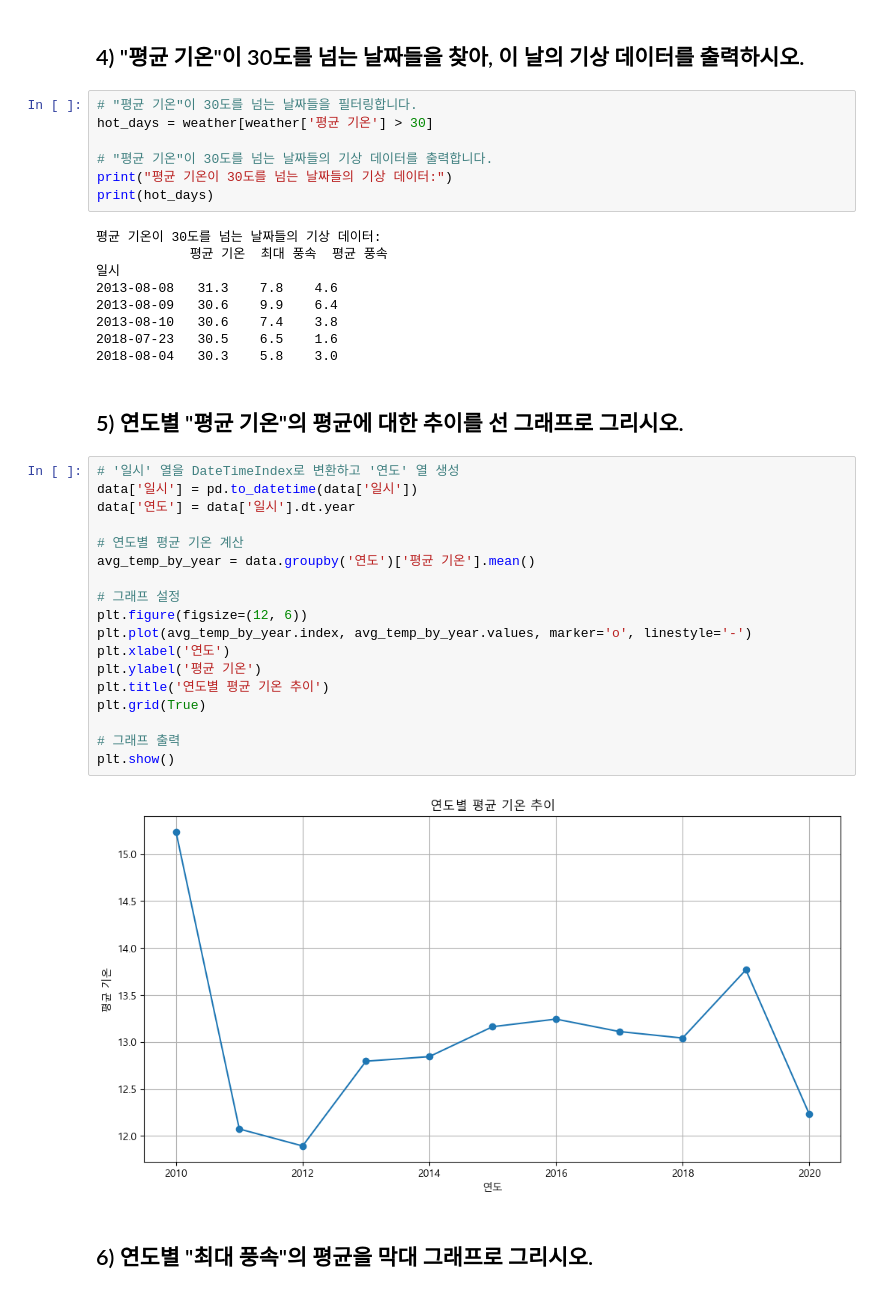
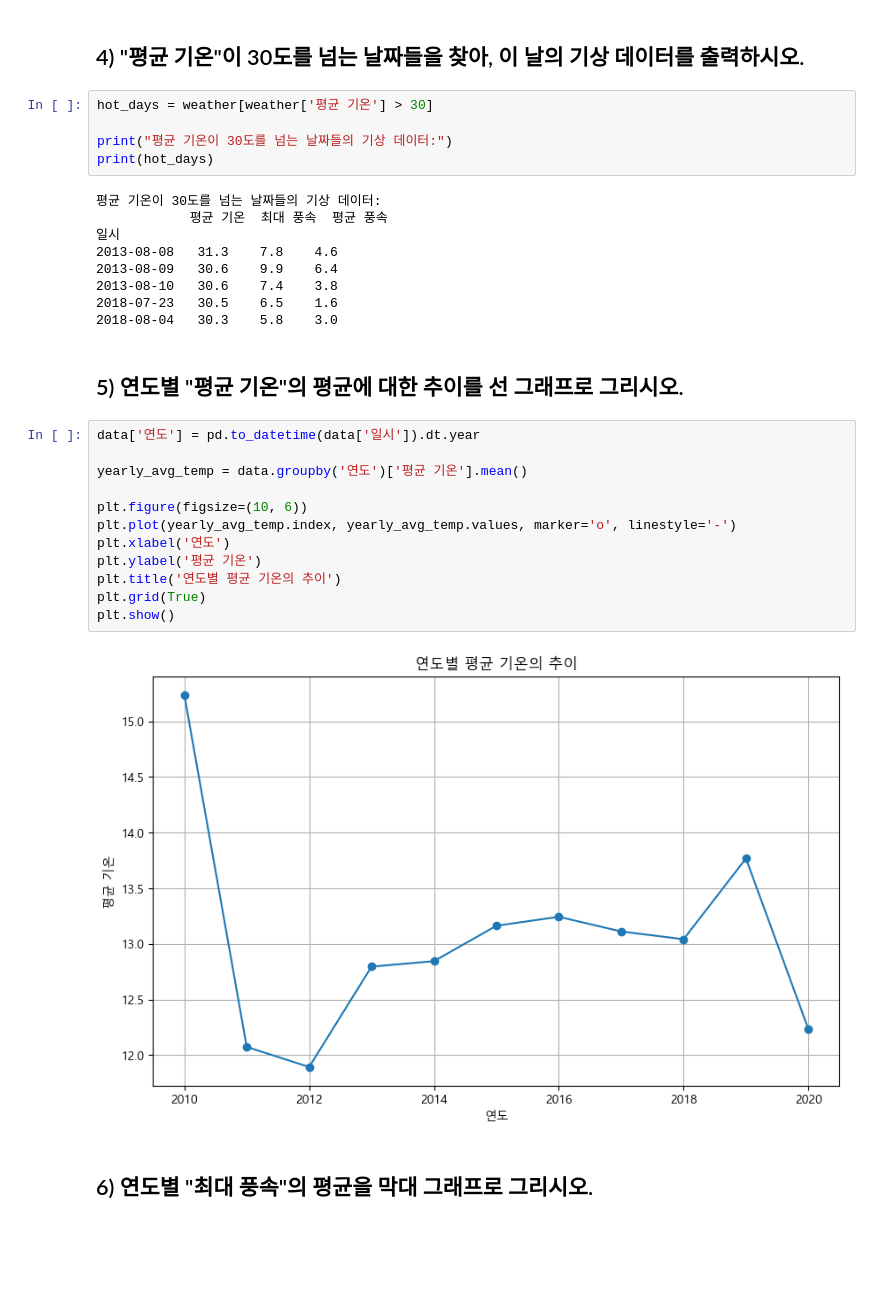
Before and after one commit to Sungjaehwan/python_basic_1, a Jupyter notebook: time_series_class_5_7.ipynb, the cells around one changed output. Drawn from its saved outputs; the diff is of its cells as text; blank space fills up the shorter version.

```diff
--- a/time_series_class_5_7.ipynb
+++ b/time_series_class_5_7.ipynb
@@ -455,10 +450,8 @@ Name: 2013-08-08, dtype: float64
 # %% [markdown]
 ## 4) "평균 기온"이 30도를 넘는 날짜들을 찾아, 이 날의 기상 데이터를 출력하시오.
 # %%
-# "평균 기온"이 30도를 넘는 날짜들을 필터링합니다.
 hot_days = weather[weather['평균 기온'] > 30]
 
-# "평균 기온"이 30도를 넘는 날짜들의 기상 데이터를 출력합니다.
 print("평균 기온이 30도를 넘는 날짜들의 기상 데이터:")
 print(hot_days)
 # %% [output]
@@ -473,25 +466,19 @@ print(hot_days)
 # %% [markdown]
 ## 5) 연도별 "평균 기온"의 평균에 대한 추이를 선 그래프로 그리시오.
 # %%
-# '일시' 열을 DateTimeIndex로 변환하고 '연도' 열 생성
-data['일시'] = pd.to_datetime(data['일시'])
-data['연도'] = data['일시'].dt.year
+data['연도'] = pd.to_datetime(data['일시']).dt.year
 
-# 연도별 평균 기온 계산
-avg_temp_by_year = data.groupby('연도')['평균 기온'].mean()
+yearly_avg_temp = data.groupby('연도')['평균 기온'].mean()
 
-# 그래프 설정
-plt.figure(figsize=(12, 6))
-plt.plot(avg_temp_by_year.index, avg_temp_by_year.values, marker='o', linestyle='-')
+plt.figure(figsize=(10, 6))
+plt.plot(yearly_avg_temp.index, yearly_avg_temp.values, marker='o', linestyle='-')
 plt.xlabel('연도')
 plt.ylabel('평균 기온')
-plt.title('연도별 평균 기온 추이')
+plt.title('연도별 평균 기온의 추이')
 plt.grid(True)
-
-# 그래프 출력
 plt.show()
 # %% [output]
-[figure, old version]
+[figure, new version]
 # %% [markdown]
 ## 6) 연도별 "최대 풍속"의 평균을 막대 그래프로 그리시오.
 # %%
```
Also changed, not shown: parts of 8 cells of this notebook.
